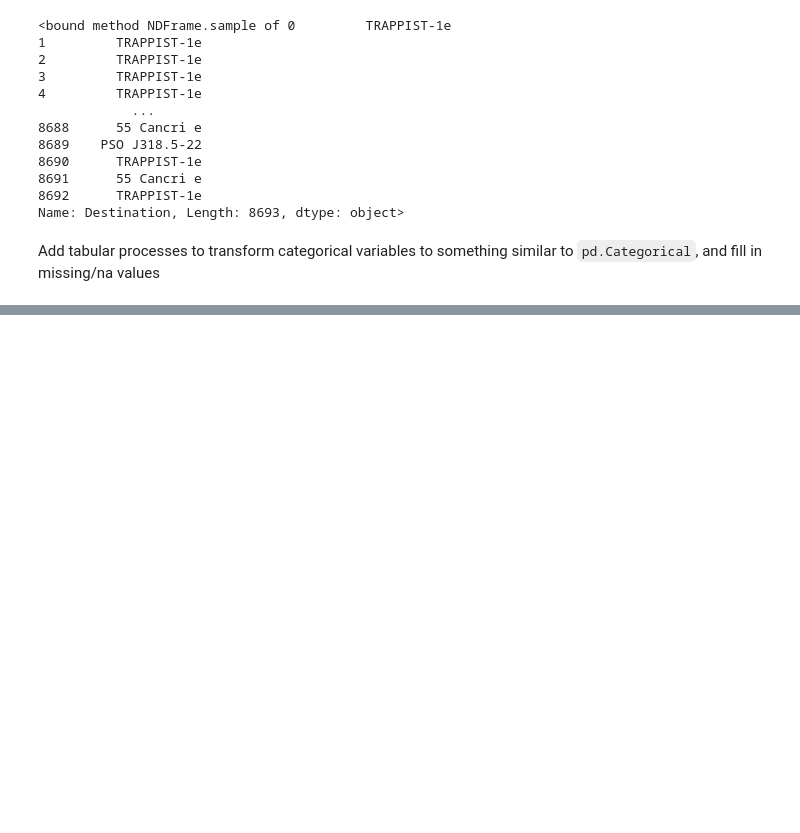
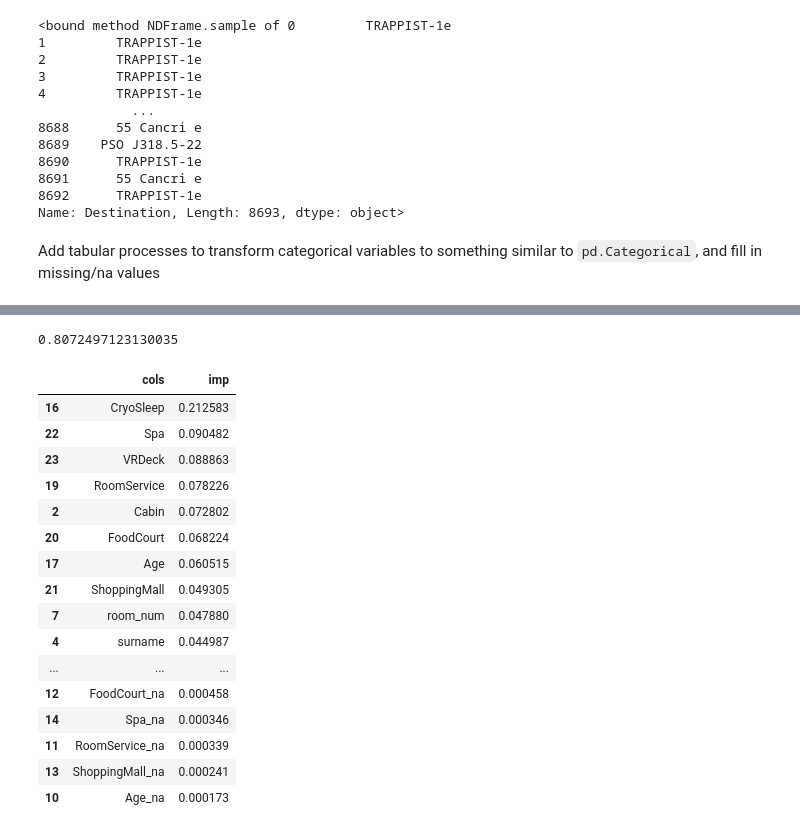
Before and after one commit to peterbull/spaceship-titanic, a Jupyter notebook: spaceship-titanic-fastai.ipynb, the cells around one changed output, grey strips where cells are left out. Cells and saved outputs as stored; diff of their text form; code cells hidden in the pictures; blank space fills up the shorter version.

```diff
--- a/spaceship-titanic-fastai.ipynb
+++ b/spaceship-titanic-fastai.ipynb
@@ -222,0 +251,28 @@ procs = [Categorify, FillMissing, Normalize]
+# %%
+pred_acc(m)
+# %% [output]
+0.8072497123130035
+# %%
+def rf_feat_importances(m, df):
+    return pd.DataFrame({'cols':df.columns, 'imp':m.feature_importances_}).sort_values('imp', ascending=False)
+# %%
+fi = rf_feat_importances(m, xs)
+fi
+# %% [output]
+|  | cols | imp |
+| 16 | CryoSleep | 0.212583 |
+| 22 | Spa | 0.090482 |
+| 23 | VRDeck | 0.088863 |
+| 19 | RoomService | 0.078226 |
+| 2 | Cabin | 0.072802 |
+| 20 | FoodCourt | 0.068224 |
+| 17 | Age | 0.060515 |
+| 21 | ShoppingMall | 0.049305 |
+| 7 | room_num | 0.047880 |
+| 4 | surname | 0.044987 |
+| ... | ... | ... |
+| 12 | FoodCourt_na | 0.000458 |
+| 14 | Spa_na | 0.000346 |
+| 11 | RoomService_na | 0.000339 |
+| 13 | ShoppingMall_na | 0.000241 |
+| 10 | Age_na | 0.000173 |
```
Also changed, not shown: parts of 7 cells of this notebook, 1 other file.
